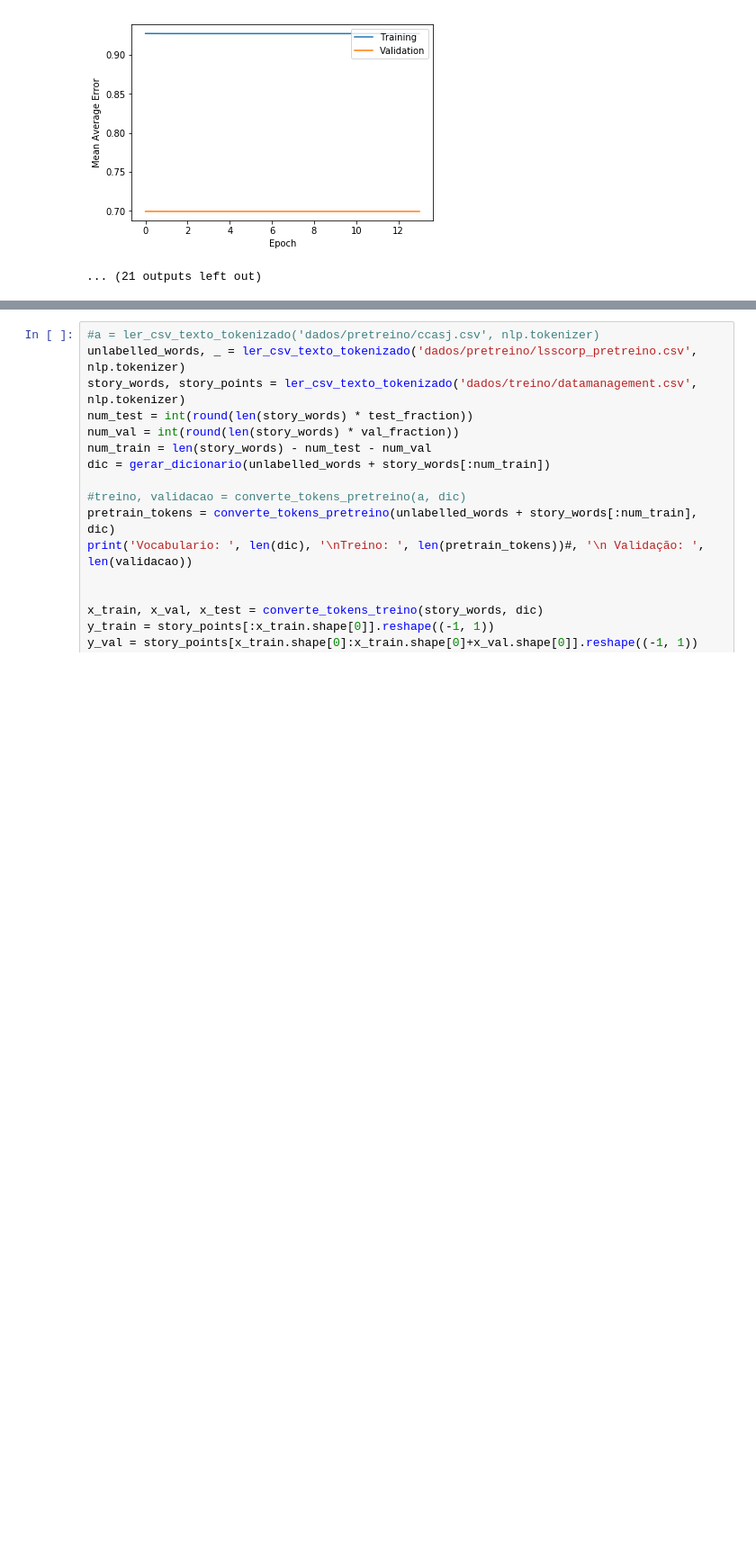
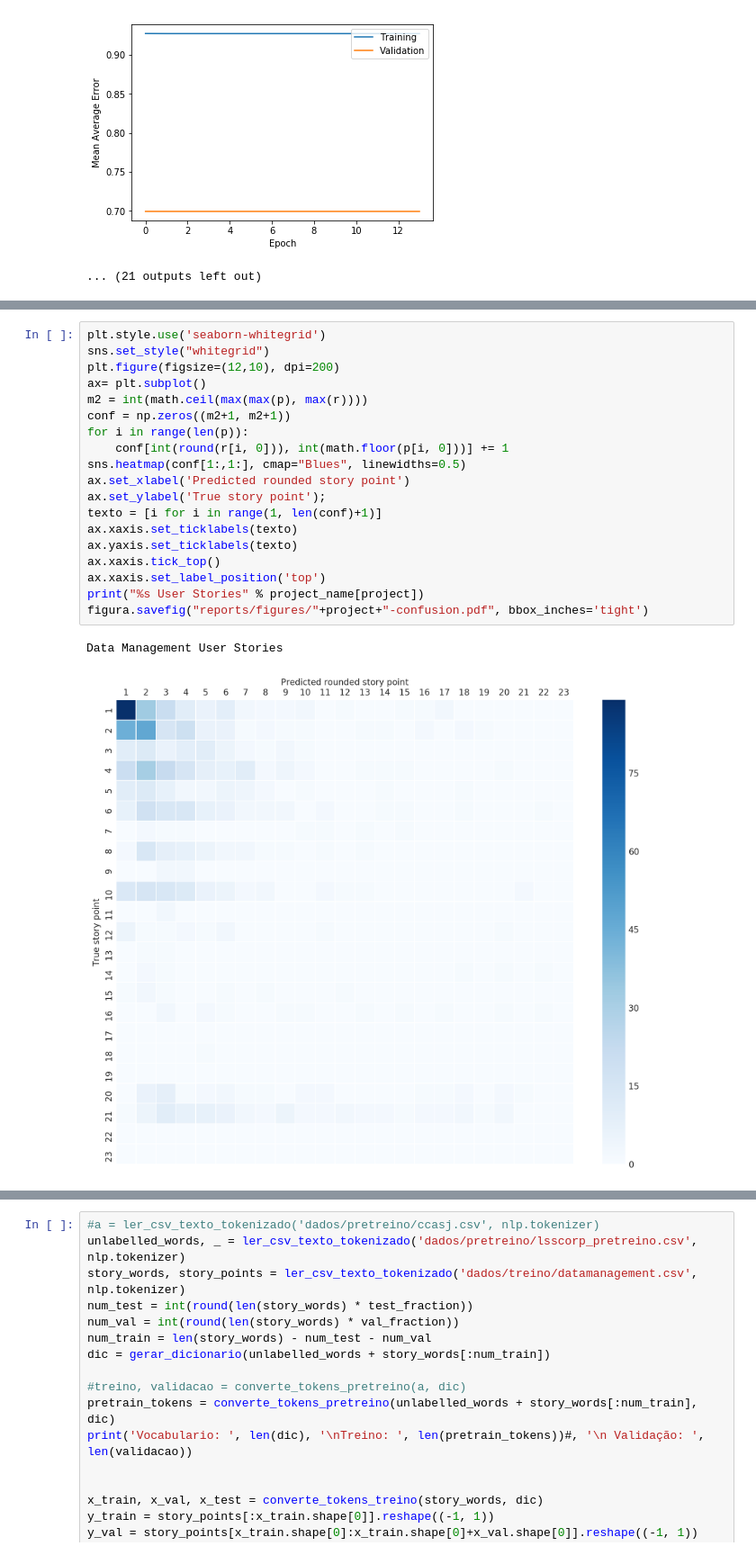
Before and after one commit to Gabrui/estimar-pontos-estoria, a Jupyter notebook: Estimativas de Pontos de Estória por Aprendizado Profundo.ipynb, the cells around one changed output, grey strips where cells are left out. Shown at 90% size. Drawn from its saved outputs; the diff is of its cells as text; blank space fills up the shorter version.

```diff
--- a/Estimativas de Pontos de Estória por Aprendizado Profundo.ipynb
+++ b/Estimativas de Pontos de Estória por Aprendizado Profundo.ipynb
@@ -519,0 +644,22 @@ figura.savefig("results/figures/"+project+"-vs-true.pdf", bbox_inches='tight')
+# %%
+plt.style.use('seaborn-whitegrid')
+sns.set_style("whitegrid")
+plt.figure(figsize=(12,10), dpi=200)
+ax= plt.subplot()
+m2 = int(math.ceil(max(max(p), max(r))))
+conf = np.zeros((m2+1, m2+1))
+for i in range(len(p)):
+    conf[int(round(r[i, 0])), int(math.floor(p[i, 0]))] += 1
+sns.heatmap(conf[1:,1:], cmap="Blues", linewidths=0.5)
+ax.set_xlabel('Predicted rounded story point')
+ax.set_ylabel('True story point');
+texto = [i for i in range(1, len(conf)+1)]
+ax.xaxis.set_ticklabels(texto)
+ax.yaxis.set_ticklabels(texto)
+ax.xaxis.tick_top()
+ax.xaxis.set_label_position('top')
+print("%s User Stories" % project_name[project])
+figura.savefig("reports/figures/"+project+"-confusion.pdf", bbox_inches='tight')
+# %% [output]
+Data Management User Stories
+[figure, added]
```
Also changed, not shown: parts of 26 cells of this notebook, 4 other files.
